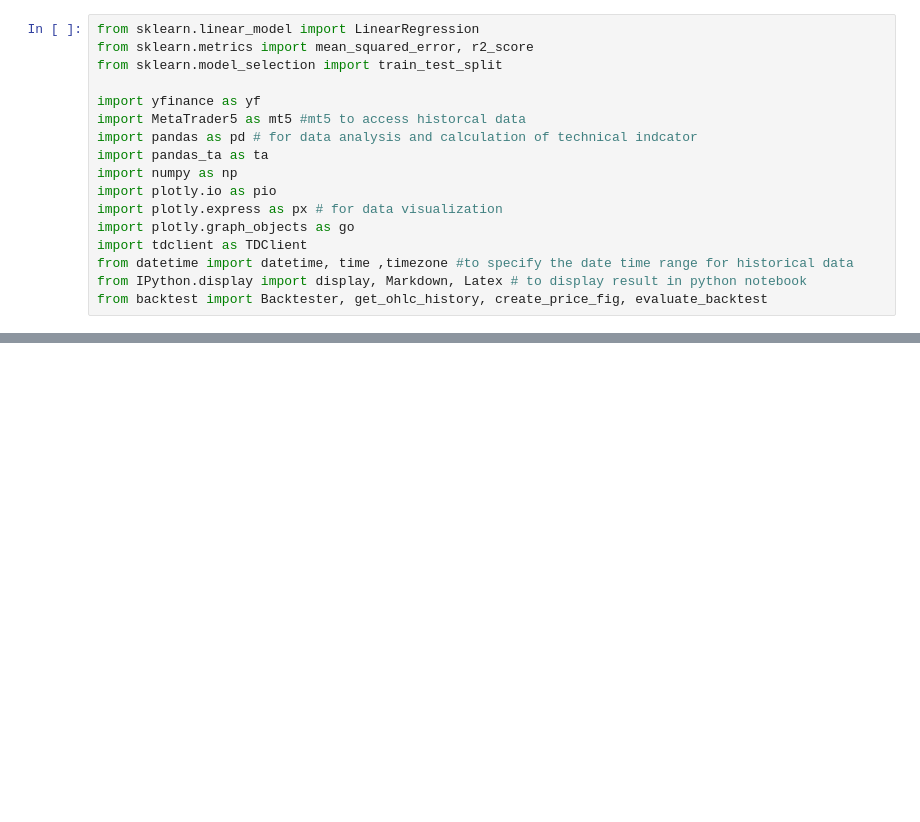
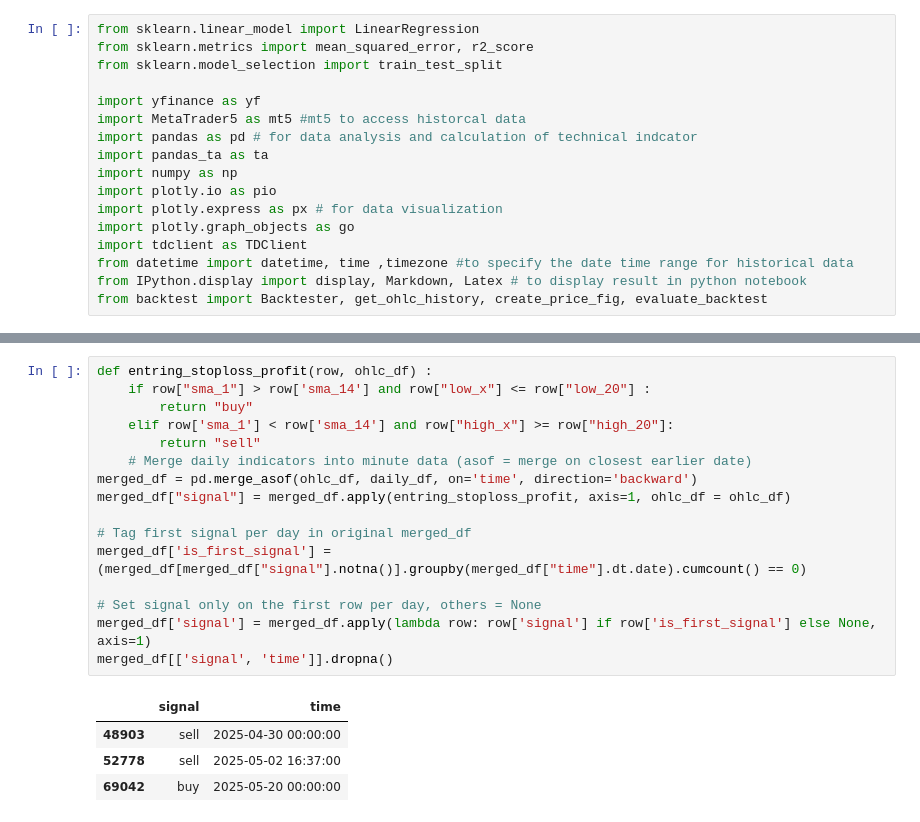
Before and after one commit to Moad2048/python_finance_market_projects, a Jupyter notebook: algo_mean.ipynb, the cells around one changed output, grey strips where cells are left out. Drawn from its saved outputs; the diff is of its cells as text; blank space fills up the shorter version.

```diff
--- a/algo_mean.ipynb
+++ b/algo_mean.ipynb
@@ -37,0 +97,21 @@ daily_df
+# %%
+def entring_stoploss_profit(row, ohlc_df) :
+    if row["sma_1"] > row['sma_14'] and row["low_x"] <= row["low_20"] :
+        return "buy"
+    elif row['sma_1'] < row['sma_14'] and row["high_x"] >= row["high_20"]:
+        return "sell"
+    # Merge daily indicators into minute data (asof = merge on closest earlier date)
+merged_df = pd.merge_asof(ohlc_df, daily_df, on='time', direction='backward')
+merged_df["signal"] = merged_df.apply(entring_stoploss_profit, axis=1, ohlc_df = ohlc_df)
+
+# Tag first signal per day in original merged_df
+merged_df['is_first_signal'] = (merged_df[merged_df["signal"].notna()].groupby(merged_df["time"].dt.date).cumcount() == 0)
+
+# Set signal only on the first row per day, others = None
+merged_df['signal'] = merged_df.apply(lambda row: row['signal'] if row['is_first_signal'] else None, axis=1)
+merged_df[['signal', 'time']].dropna()
+# %% [output]
+|  | signal | time |
+| 48903 | sell | 2025-04-30 00:00:00 |
+| 52778 | sell | 2025-05-02 16:37:00 |
+| 69042 | buy | 2025-05-20 00:00:00 |
```
Also changed, not shown: parts of 5 cells of this notebook, 5 other files.
